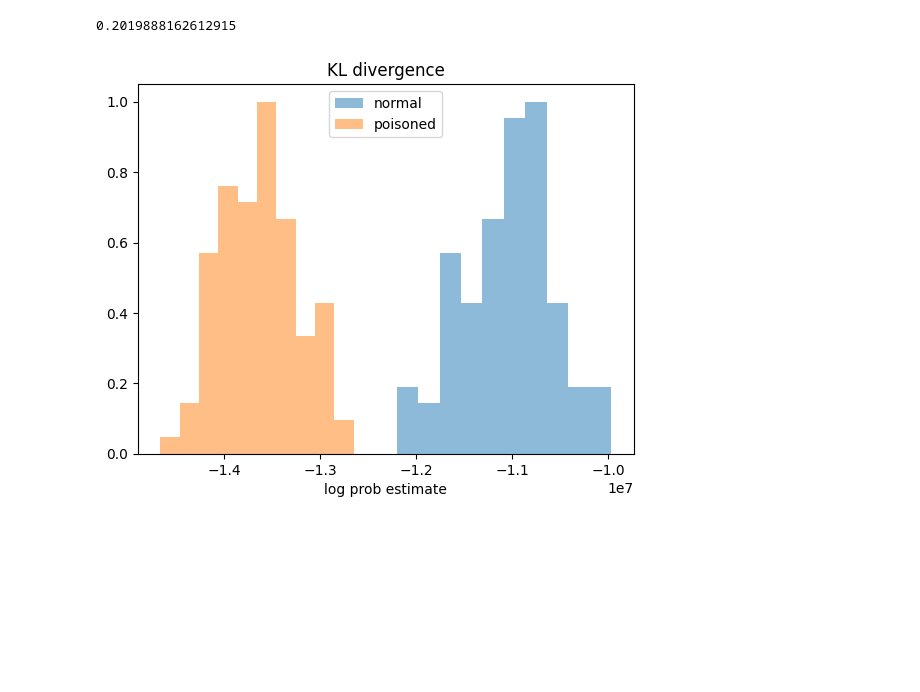
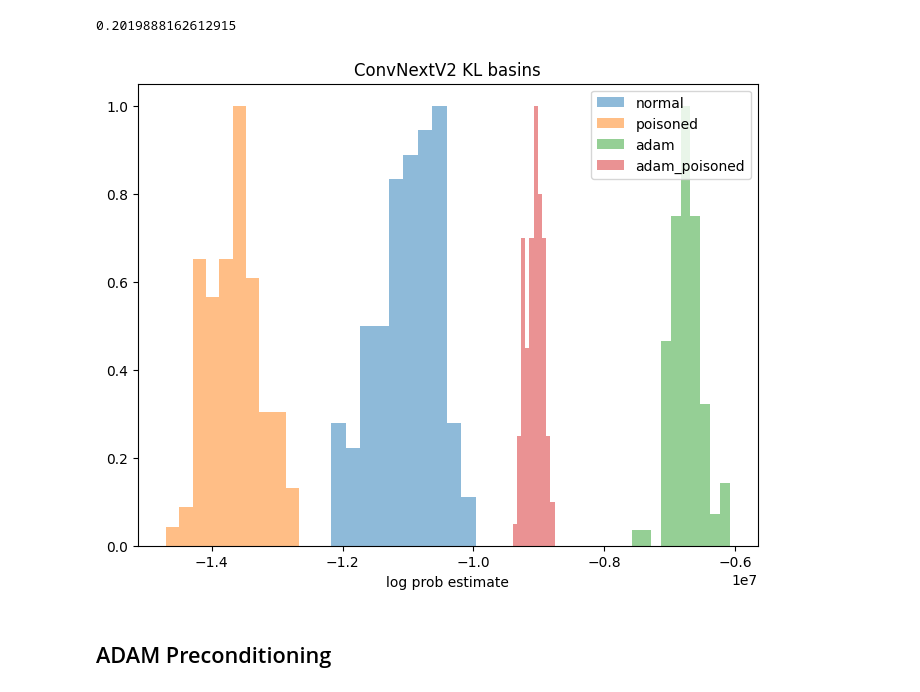
Before and after one commit to EleutherAI/basin-volume, a Jupyter notebook: notebooks/convnext_basins.ipynb, the cells around one changed output. Drawn from its saved outputs; the diff is of its cells as text; code cells hidden in the pictures; blank space fills up the shorter version.

Commit message:
refactor and convnext adam

```diff
--- a/notebooks/convnext_basins.ipynb
+++ b/notebooks/convnext_basins.ipynb
@@ -71,3 +96,6 @@ kl_fn_poisoned = make_kl_fn_params(poisoned_params_j, apply_fn_poisoned, val, l2
+# %%
+adam1, adam2 = load_adam_states(model, RUNS_DIR, "b16pai_p001", 2**16)
+adam1_poisoned, adam2_poisoned = load_adam_states(model_poisoned, RUNS_DIR, "b16pai_p4", 2**16)
 # %% [markdown]
 # Volume estimates
 # %%
@@ -114,3 +142,34 @@ RESULTS['poisoned'] = get_estimates_vectorized_gauss(result_size,
                                                   debug=False,
                                                   torch_model=True,
                                                  )
+# %%
+result_size = 100
+cutoff = 1e-2
+
+P_adam = diag_preconditioner(adam2, eps=1e-5, exponent=0.5)
+RESULTS['adam'] = get_estimates_vectorized_gauss(result_size,
+                                                  batch_size=1,
+                                                  sigma=sigma_params,
+                                                  fn=kl_fn,
+                                                  params=trained_params_j,
+                                                  preconditioner=P_adam,
+                                                  cutoff=cutoff,
+                                                  tol=1,
+                                                  y_tol=10,
+                                                  debug=False,
+                                                  torch_model=True,
+                                                 )
+
+P_adam_poisoned = diag_preconditioner(adam2_poisoned, eps=1e-5, exponent=0.5)
+RESULTS['adam_poisoned'] = get_estimates_vectorized_gauss(result_size,
+                                                  batch_size=1,
+                                                  sigma=sigma_params,
+                                                  fn=kl_fn_poisoned,
+                                                  params=poisoned_params_j,
+                                                  preconditioner=P_adam_poisoned,
+                                                  cutoff=cutoff,
+                                                  tol=1,
+                                                  y_tol=10,
+                                                  debug=False,
+                                                  torch_model=True,
+                                                 )
@@ -117,18 +181,29 @@ RESULTS['poisoned'] = get_estimates_vectorized_gauss(result_size,
 # %%
+# Create plots directory if it doesn't exist
+os.makedirs('plots', exist_ok=True)
+
 def scaled_histogram(values, label, settings):
     nbins = int(jnp.sqrt(len(values)))
     counts, bins = jnp.histogram(values, bins=nbins)
     counts = counts / counts.max()
     plt.stairs(counts, bins, **dict(settings, label=label))
 
 settings = {'alpha': 0.5, 'fill': True}
 
+# Create figure with specific size
+plt.figure(figsize=(8, 6))
+
 for label, results in RESULTS.items():
     these_settings = dict(settings, label=label)
     scaled_histogram(results.estimates, label, these_settings)
 plt.xlabel("log prob estimate")
 plt.legend()
-plt.title("KL divergence")
+plt.title("ConvNextV2 KL basins")
+
+# Save figure in vector format
+plt.savefig('plots/convnext_kl_basins.svg', format='svg', bbox_inches='tight')
 plt.show()
 # %% [output]
-[figure, old version]
+[figure, new version]
+# %% [markdown]
+## ADAM Preconditioning
```
Also changed, not shown: parts of 11 cells of this notebook, 10 other files.
